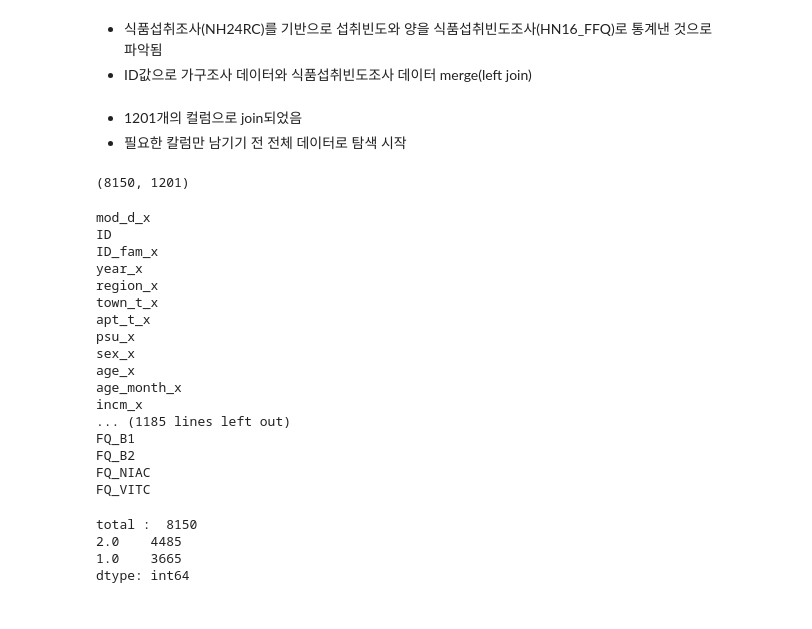
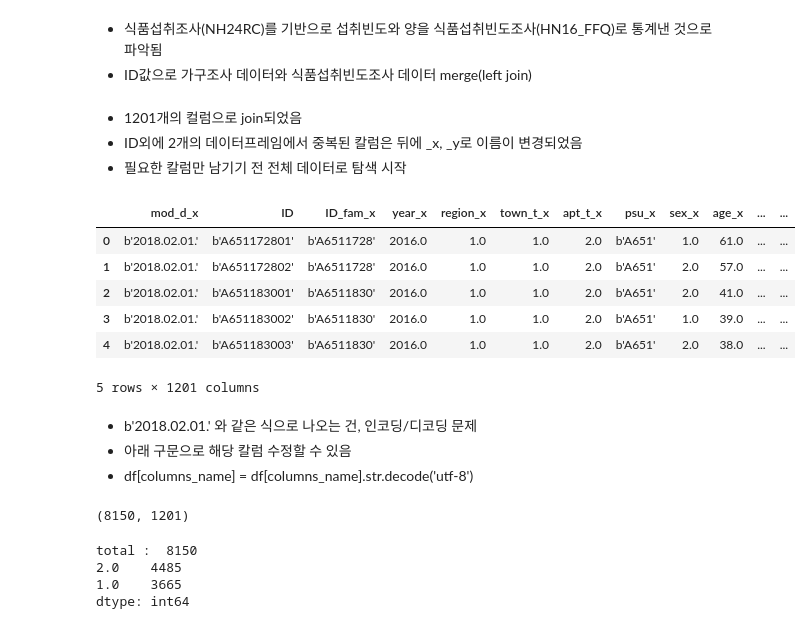
Before and after one commit to zoot0134/kdata_project_2018, a Jupyter notebook: 01_EDA_MC.ipynb, the cells around one changed output. Drawn from its saved outputs; the diff is of its cells as text; code cells hidden in the pictures.

```diff
--- a/01_EDA_MC.ipynb
+++ b/01_EDA_MC.ipynb
@@ -23,34 +23,26 @@ df_ffq = pd.read_sas("./hn16_ffq.sas7bdat")
 df = pd.merge(df_ALL, df_ffq, on= 'ID', how='left')
 # %% [markdown]
 - 1201개의 컬럼으로 join되었음
+- ID외에 2개의 데이터프레임에서 중복된 칼럼은 뒤에 _x, _y로 이름이 변경되었음
 - 필요한 칼럼만 남기기 전 전체 데이터로 탐색 시작
+# %%
+df.head()
+# %% [output]
+|  | mod_d_x | ID | ID_fam_x | year_x | region_x | town_t_x | apt_t_x | psu_x | sex_x | age_x | ... | ... |
+| 0 | b'2018.02.01.' | b'A651172801' | b'A6511728' | 2016.0 | 1.0 | 1.0 | 2.0 | b'A651' | 1.0 | 61.0 | ... | ... |
+| 1 | b'2018.02.01.' | b'A651172802' | b'A6511728' | 2016.0 | 1.0 | 1.0 | 2.0 | b'A651' | 2.0 | 57.0 | ... | ... |
+| 2 | b'2018.02.01.' | b'A651183001' | b'A6511830' | 2016.0 | 1.0 | 1.0 | 2.0 | b'A651' | 2.0 | 41.0 | ... | ... |
+| 3 | b'2018.02.01.' | b'A651183002' | b'A6511830' | 2016.0 | 1.0 | 1.0 | 2.0 | b'A651' | 1.0 | 39.0 | ... | ... |
+| 4 | b'2018.02.01.' | b'A651183003' | b'A6511830' | 2016.0 | 1.0 | 1.0 | 2.0 | b'A651' | 2.0 | 38.0 | ... | ... |
+5 rows × 1201 columns
+# %% [markdown]
+- b'2018.02.01.' 와 같은 식으로 나오는 건, 인코딩/디코딩 문제
+- 아래 구문으로 해당 칼럼 수정할 수 있음
+- df[columns_name] = df[columns_name].str.decode('utf-8')
 # %%
 df.shape
 # %% [output]
 (8150, 1201)
-# %%
-# print(df.columns) 구분으로는 축약되어 나와서 전체 확인 불가
-# for문 사용해서 전체 column명 출력
-for i in df.columns:
-    print(i)
-# %% [output]
-mod_d_x
-ID
-ID_fam_x
-year_x
-region_x
-town_t_x
-apt_t_x
-psu_x
-sex_x
-age_x
-age_month_x
-incm_x
-... (1185 lines left out)
-FQ_B1
-FQ_B2
-FQ_NIAC
-FQ_VITC
 # %%
 #  1 : 남자, 2 : 여자
 print("total : ", df.sex_x.count()) # 성별정보 전체 카운트, 8150으로 전체 row와 일치
```
Also changed, not shown: parts of 8 cells of this notebook.
